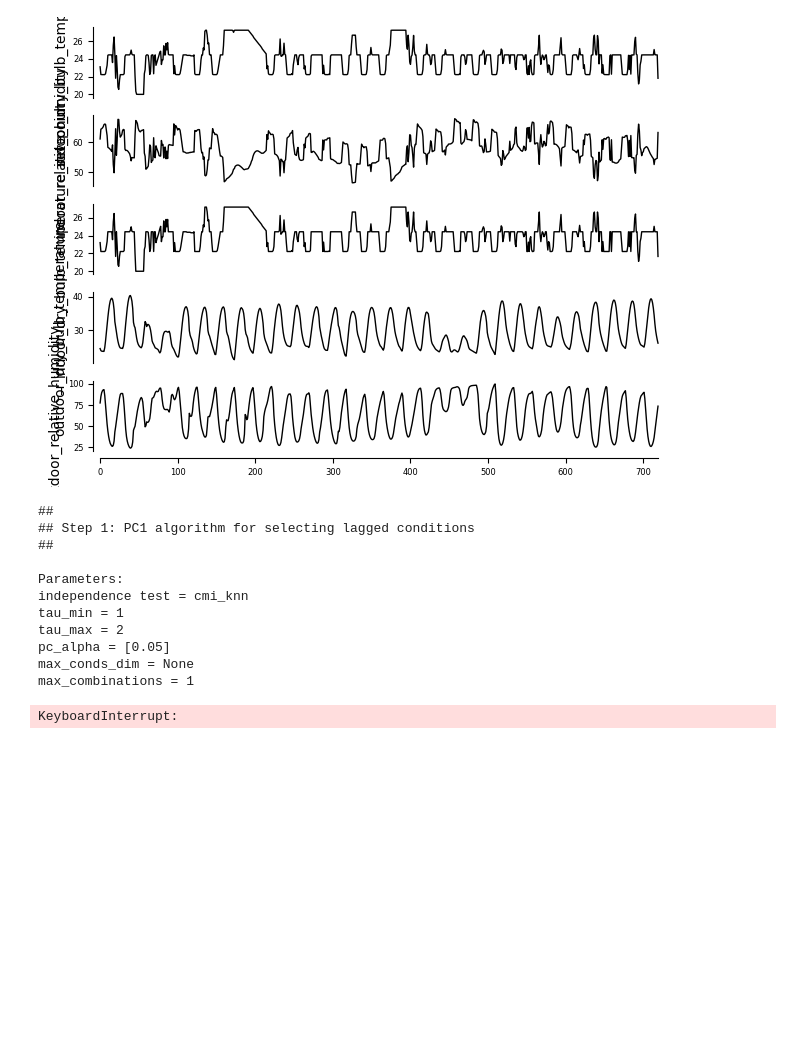
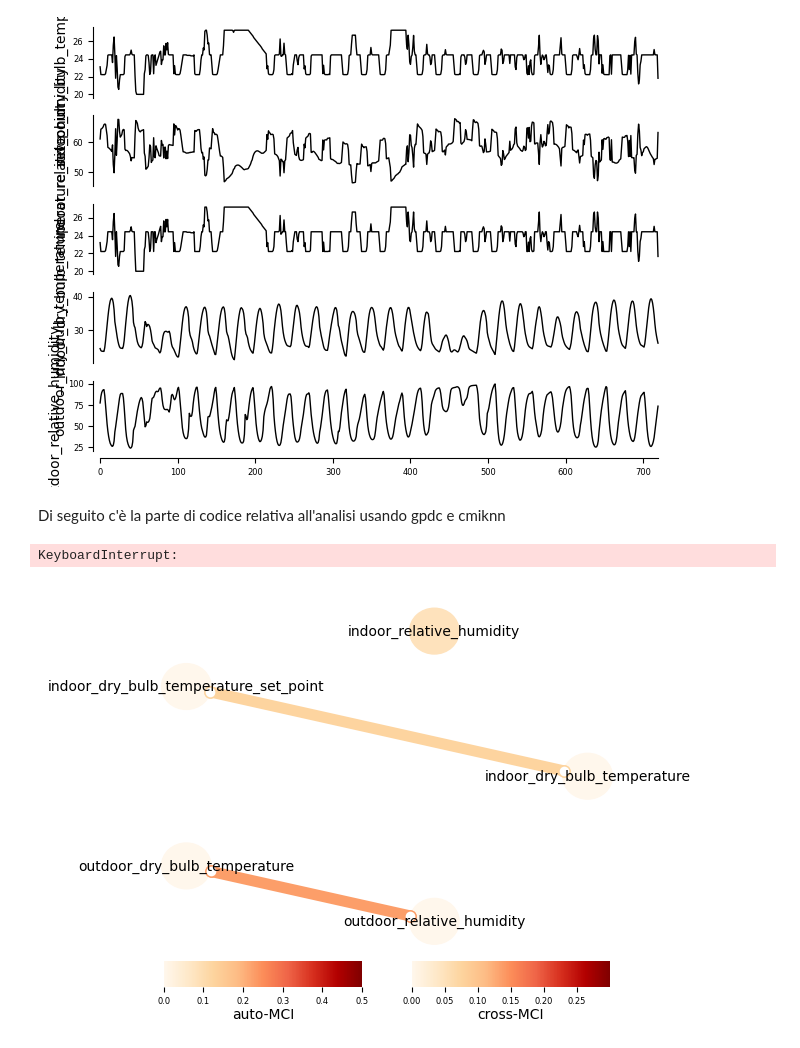
Before and after one commit to simoross/Tesi, a Jupyter notebook: nonlineare.ipynb, the cells around one changed output. Drawn from its saved outputs; the diff is of its cells as text; code cells hidden in the pictures; blank space fills up the shorter version.

Commit message:
Add files via upload
Caricamento del file nonlineare con le modifiche contenenti la parte di GDPC e CMIKNN

```diff
--- a/nonlineare.ipynb
+++ b/nonlineare.ipynb
@@ -123,28 +123,46 @@ dataframe = pp.DataFrame(data=data_array, var_names=list(electricity_data.column
 tp.plot_timeseries(dataframe); plt.show()
 # %% [output]
 [figure]
-# %%
-#Specifica del test di indipendenza
-cmiknn = CMIknn()
-
-#esecuzione PCMCI
-pcmci_parcorr = PCMCI(
-    dataframe=dataframe,
-    cond_ind_test=cmiknn,
-    verbosity=1)
-
-#definisco i lag da considerare
-results = pcmci_parcorr.run_pcmci(tau_max=2, pc_alpha=0.05, alpha_level = 0.01)
-# %% [output]
-##
-## Step 1: PC1 algorithm for selecting lagged conditions
-##
-
-Parameters:
-independence test = cmi_knn
-tau_min = 1
-tau_max = 2
-pc_alpha = [0.05]
-max_conds_dim = None
-max_combinations = 1
-KeyboardInterrupt:
+# %% [markdown]
+Di seguito c'è la parte di codice relativa all'analisi usando gpdc e cmiknn
+# %%
+#Specifica del test di indipendenza
+gpdc = GPDC(significance='analytic', gp_params=None)
+
+#esecuzione PCMCI
+pcmci_gpdc = PCMCI(
+    dataframe=dataframe,
+    cond_ind_test=gpdc,
+    verbosity=0)
+
+#definisco i lag da considerare
+results = pcmci_gpdc.run_pcmci(tau_max=2, pc_alpha=0.1, alpha_level = 0.01)
+
+#non da risultati, o meglio, continua ad elaborare ma supera i 10 minuti e mostra ogni tanto il warning
+#ConvergenceWarning: The optimal value found for dimension 0 of parameter k2__noise_level is close to the specified lower bound 1e-05. Decreasing the bound and calling fit again may find a better value. warnings.warn(
+# %% [output]
+KeyboardInterrupt:
+# %%
+#ho semplicemente copiato il codice del tutorial e sembra funzionare
+
+cmi_knn = CMIknn(significance='fixed_thres', model_selection_folds=3)
+pcmci_cmi_knn = PCMCI(dataframe=dataframe, cond_ind_test=cmi_knn, verbosity=0)
+results = pcmci_cmi_knn.run_pcmciplus(tau_max=2, pc_alpha=0.05)
+# %%
+tp.plot_graph(
+    val_matrix=results['val_matrix'],
+    graph=results['graph'],
+    var_names=columns_of_interest,
+    link_colorbar_label='cross-MCI',
+    node_colorbar_label='auto-MCI',
+    vmin_edges=0.,
+    vmax_edges = 0.3,
+    edge_ticks=0.05,
+    cmap_edges='OrRd',
+    vmin_nodes=0,
+    vmax_nodes=.5,
+    node_ticks=.1,
+    cmap_nodes='OrRd',
+    ); plt.show()
+# %% [output]
+[figure, added]
```
Also changed, not shown: parts of 1 cell of this notebook.
